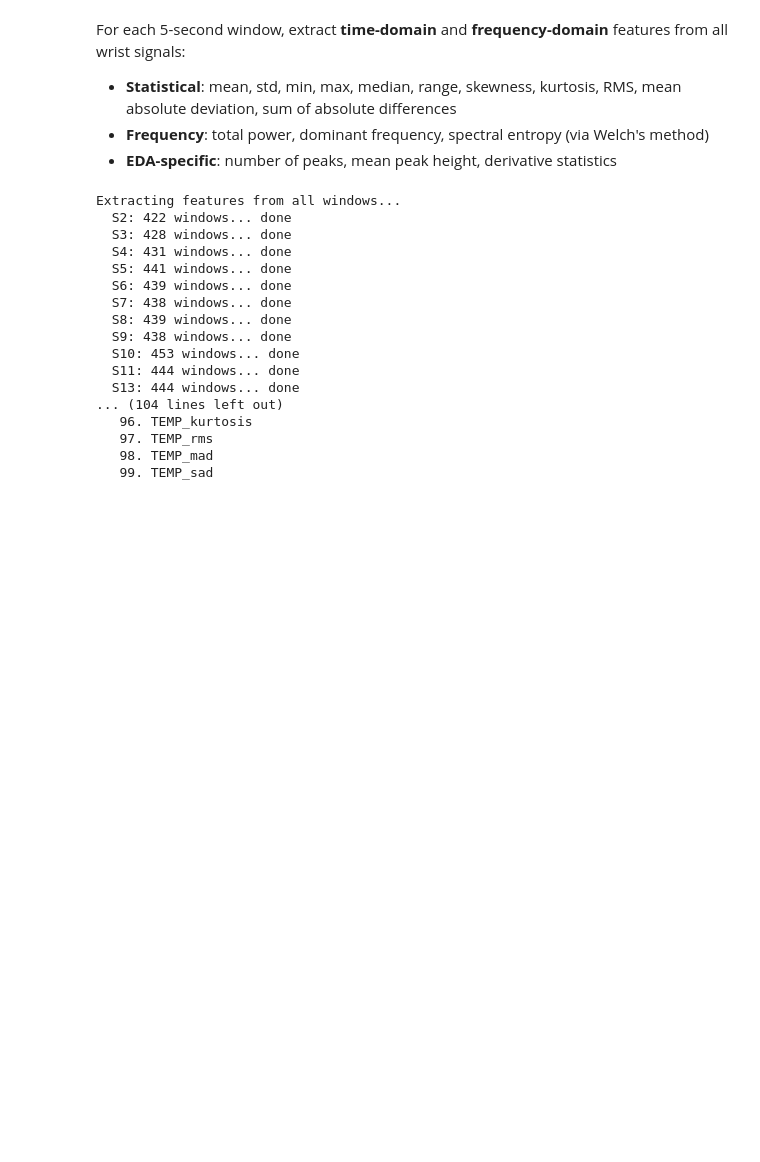
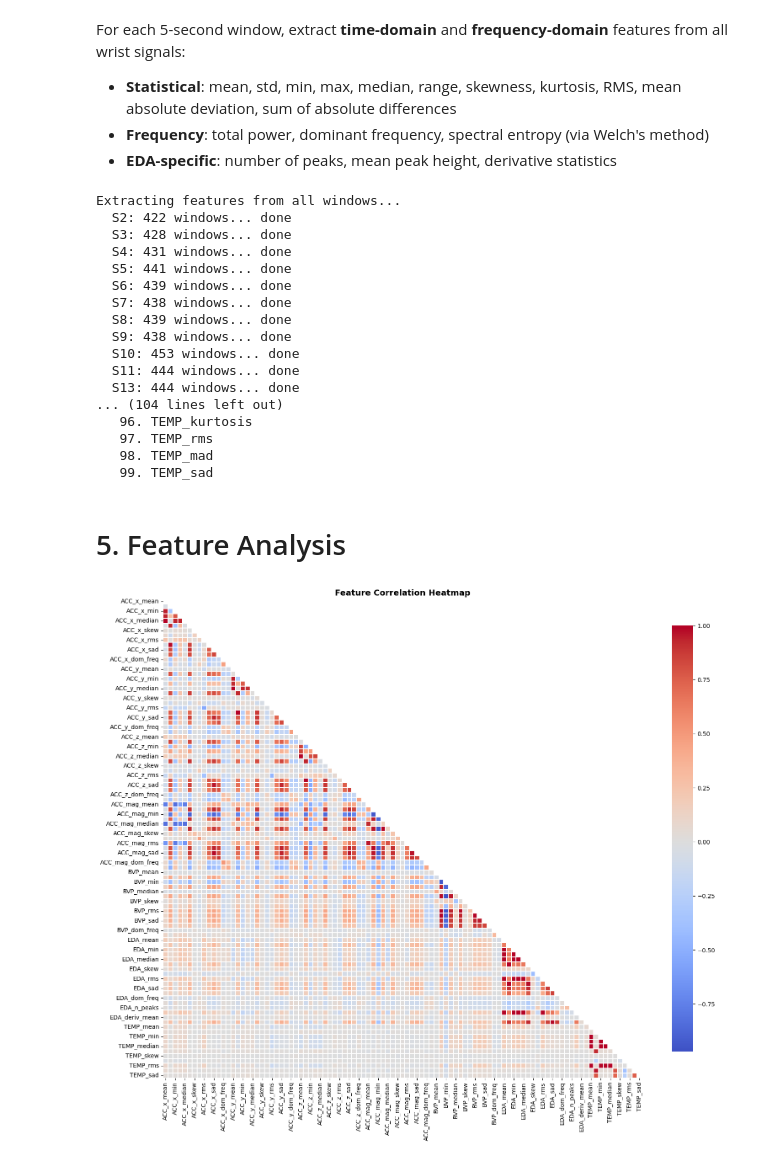
Before and after one commit to ManuCa93/healthcare_final, a Jupyter notebook: wesad_stress_detection.ipynb, the cells around one changed output. Saved outputs shown, nothing was run; the diff lists cells and outputs as text; code cells hidden in the pictures; blank space fills up the shorter version.

Commit message:
feature analysis

```diff
--- a/wesad_stress_detection.ipynb
+++ b/wesad_stress_detection.ipynb
@@ -282,3 +282,18 @@ Extracting features from all windows...
    97. TEMP_rms
    98. TEMP_mad
    99. TEMP_sad
+# %% [markdown]
+# 5. Feature Analysis
+# %%
+# === Correlation heatmap ===
+plt.figure(figsize=(16, 14))
+corr = X.corr()
+mask = np.triu(np.ones_like(corr, dtype=bool))
+sns.heatmap(corr, mask=mask, cmap='coolwarm', center=0,
+            square=True, linewidths=0.3, annot=False,
+            cbar_kws={"shrink": 0.8})
+plt.title('Feature Correlation Heatmap', fontsize=14, fontweight='bold')
+plt.tight_layout()
+plt.show()
+# %% [output]
+[figure, added]
```
Also changed, not shown: parts of 2 cells of this notebook.
